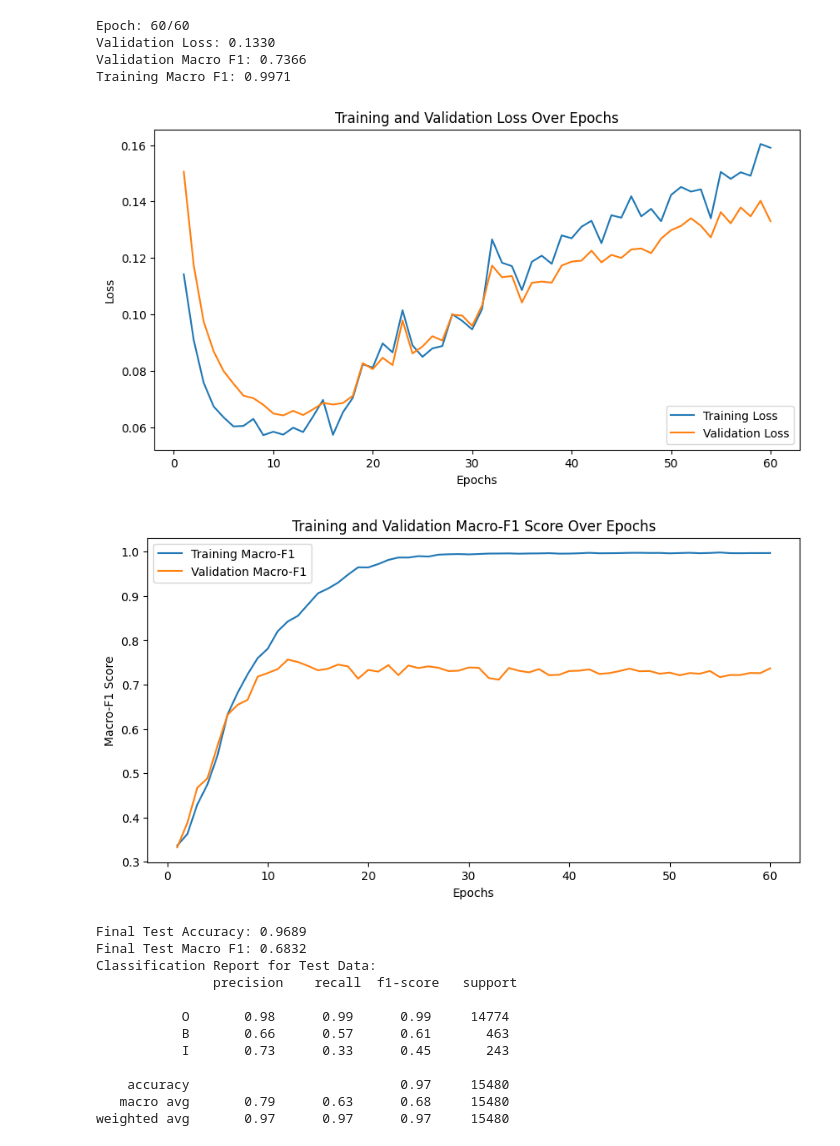
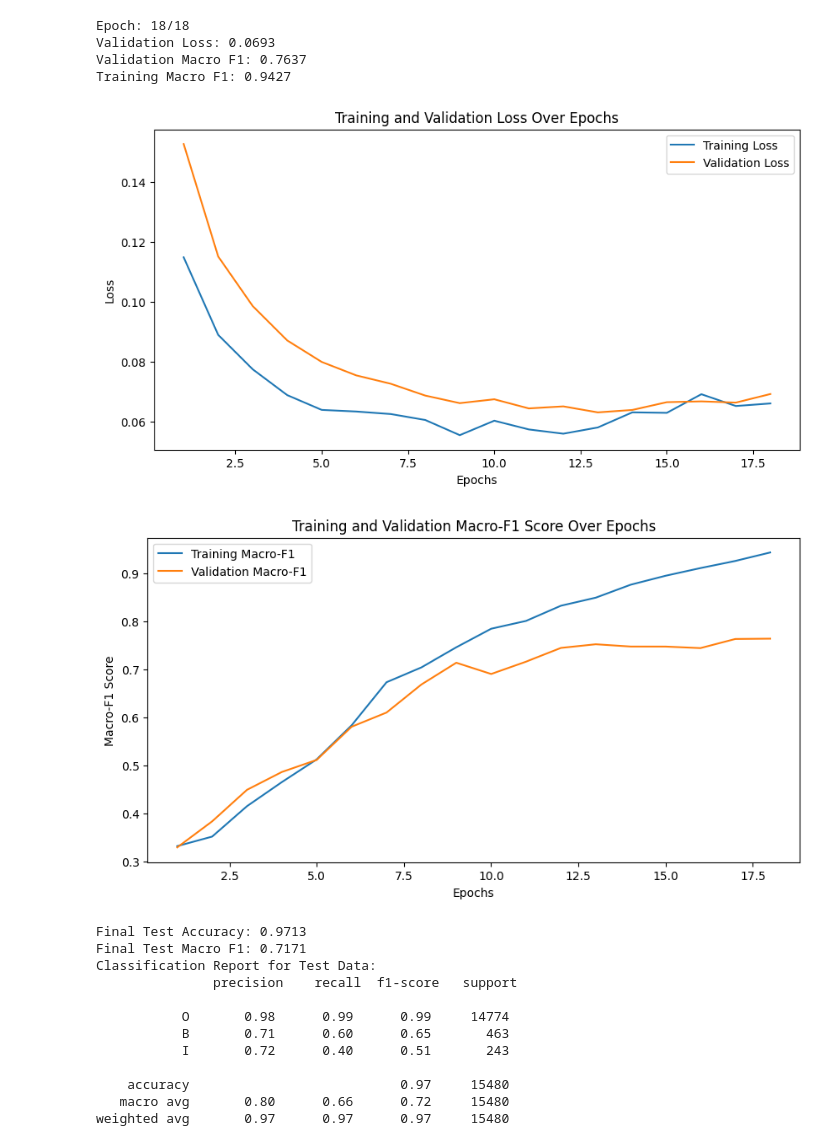
Before and after one commit to hyouteki/lanat, a Jupyter notebook: bio_encoding/dataset_2/biLSTM.ipynb, the cells around one changed output. Saved outputs shown, nothing was run; the diff lists cells and outputs as text; code cells hidden in the pictures.

Commit message:
added BiLSTM plots

```diff
--- a/bio_encoding/dataset_2/biLSTM.ipynb
+++ b/bio_encoding/dataset_2/biLSTM.ipynb
@@ -79,24 +79,24 @@ class BiLSTMCRF(nn.Module):
     def calculate_crf_loss(self, emissions, tags):
         return -self.crf(emissions, tags)
 # %%
-run(load_glove_embeddings, 300, "../word_embeddings/glove.6B.300d.txt", BiLSTMCRF, "biLSTM_glove",60)
+run(load_glove_embeddings, 300, "../word_embeddings/glove.6B.300d.txt", BiLSTMCRF, "biLSTM_glove",18)
 # %% [output]
-Epoch: 60/60
-Validation Loss: 0.1330
-Validation Macro F1: 0.7366
-Training Macro F1: 0.9971
+Epoch: 18/18
+Validation Loss: 0.0693
+Validation Macro F1: 0.7637
+Training Macro F1: 0.9427
-[figure, old version]
+[figure, new version]
-[figure, old version]
+[figure, new version]
-Final Test Accuracy: 0.9689
-Final Test Macro F1: 0.6832
+Final Test Accuracy: 0.9713
+Final Test Macro F1: 0.7171
 Classification Report for Test Data:
                precision    recall  f1-score   support
 
            O       0.98      0.99      0.99     14774
-           B       0.66      0.57      0.61       463
-           I       0.73      0.33      0.45       243
+           B       0.71      0.60      0.65       463
+           I       0.72      0.40      0.51       243
 
     accuracy                           0.97     15480
-   macro avg       0.79      0.63      0.68     15480
+   macro avg       0.80      0.66      0.72     15480
 weighted avg       0.97      0.97      0.97     15480
 # %%
```
Also changed, not shown: parts of 2 cells of this notebook, 10 other files.
